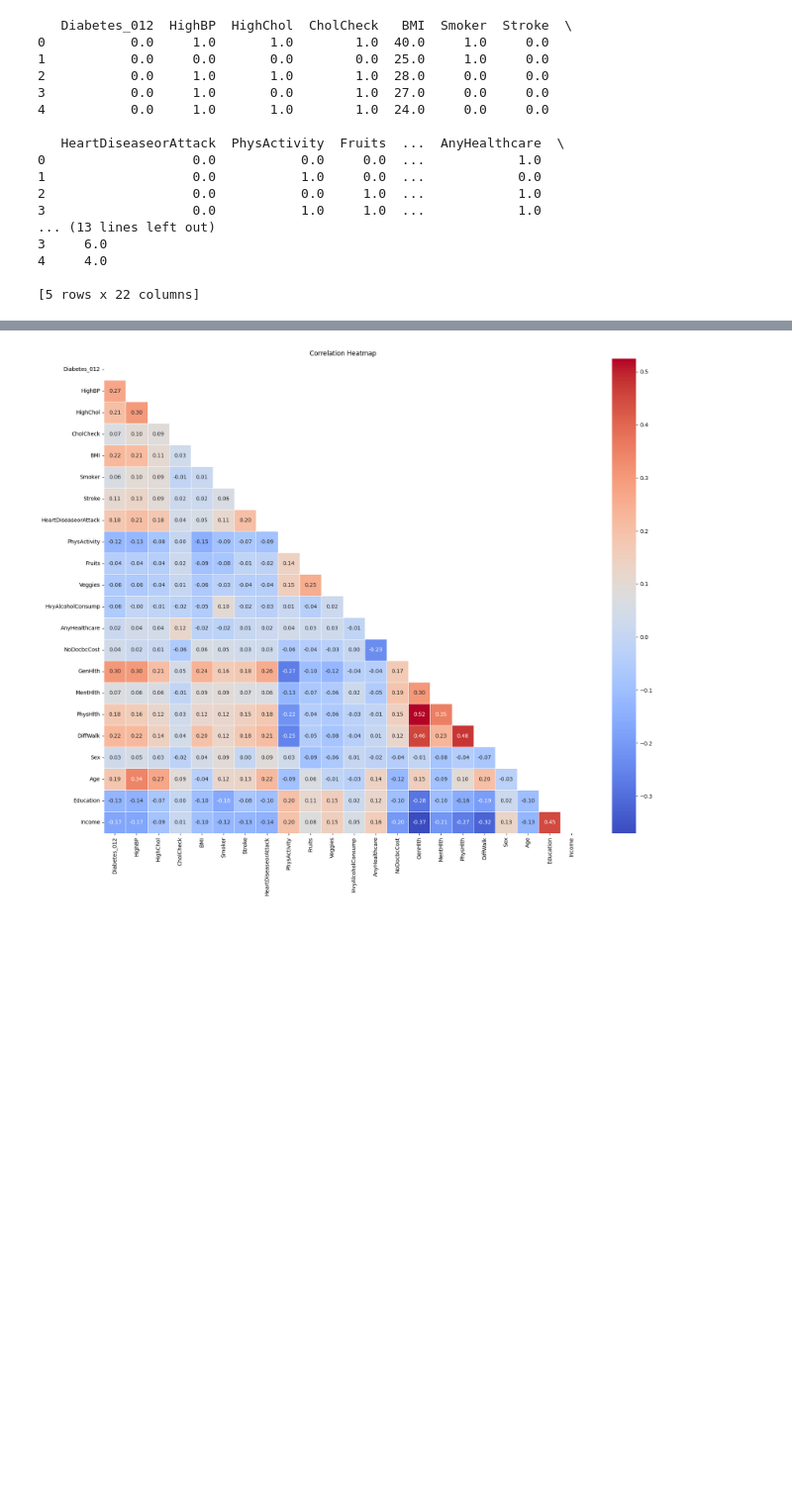
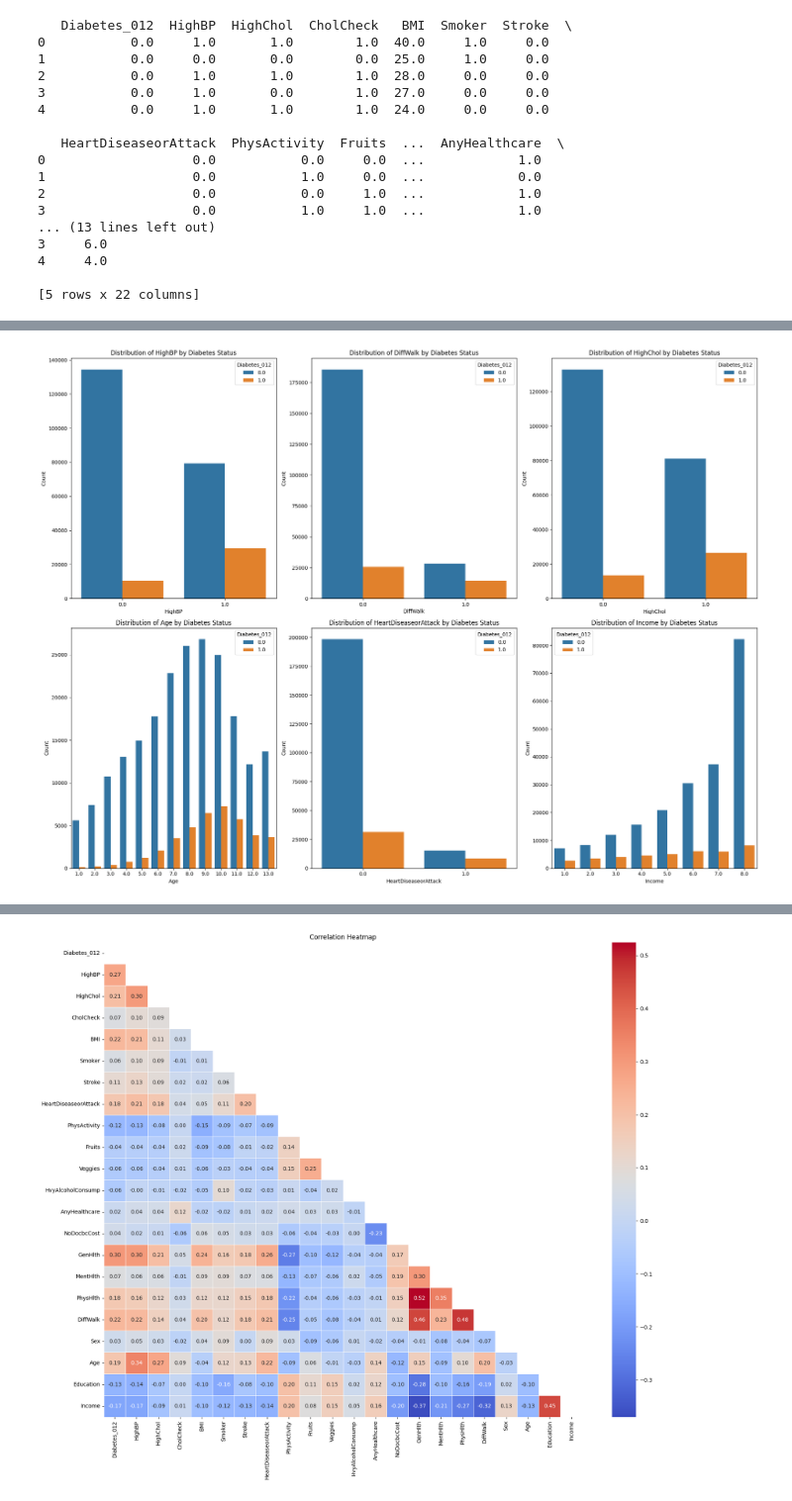
Before and after one commit to Catafal/Data-Mining-I, a Jupyter notebook: Project/project.ipynb, the cells around one changed output, grey strips where cells are left out. Shown at 99% size. Drawn from its saved outputs; the diff is of its cells as text; code cells hidden in the pictures; blank space fills up the shorter version.

```diff
--- a/Project/project.ipynb
+++ b/Project/project.ipynb
@@ -78,0 +291,13 @@ max         1.000000      13.000000       6.000000       8.000000
+# %%
+# Extract the row corresponding to 'Diabetes_012' from the Cramér's V matrix
+cramers_v_with_target = cramers_v_matrix.loc['Diabetes_012'].abs().sort_values(ascending=False)
+
+# Display the top 6 features most associated with 'Diabetes_012'
+print("Top 6 features associated with Diabetes_012 based on Cramér's V:")
+print(cramers_v_with_target[1:7])  # Skip the first (which is 'Diabetes_012' itself)
+
+# Select the top 6 features (excluding 'Diabetes_012' itself)
+top_features_v = cramers_v_with_target[1:7].index.tolist()
+
+# Print the top features
+print(f"Top 6 features: {top_features_v}")
@@ -78,0 +314,20 @@ max         1.000000      13.000000       6.000000       8.000000
+# %%
+
+# Set up the matplotlib figure with a larger figure size to accommodate subplots
+plt.figure(figsize=(20, 15))
+
+# Create subplots for the top features (replace histograms with bar plots)
+for i, feature in enumerate(top_features_v, 1):
+    plt.subplot(2, 3, i)
+    sns.countplot(data=diabetes_data, x=feature, hue='Diabetes_012')
+    plt.title(f'Distribution of {feature} by Diabetes Status')
+    plt.xlabel(f'{feature}')
+    plt.ylabel('Count')
+
+# Adjust layout to prevent overlap
+plt.tight_layout()
+
+# Show the plot
+plt.show()
+# %% [output]
+[figure, added]
```
Also changed, not shown: parts of 24 cells of this notebook, 2 other files.
